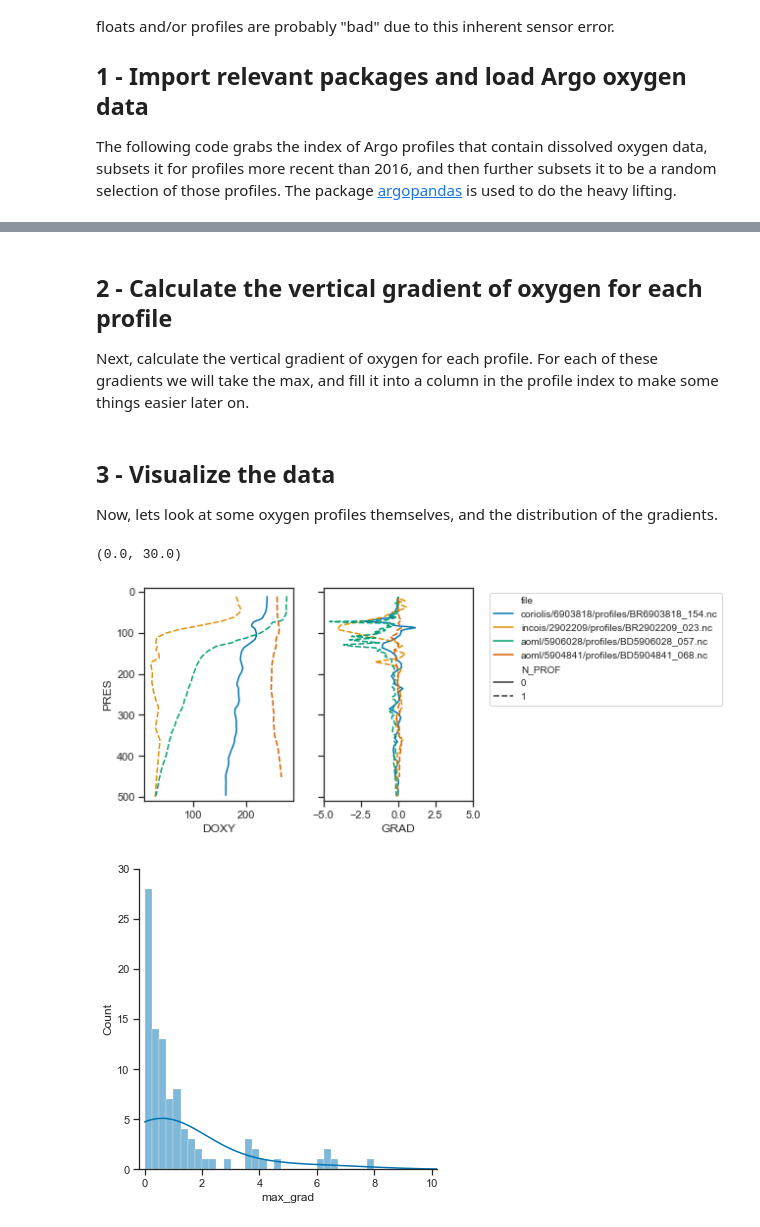
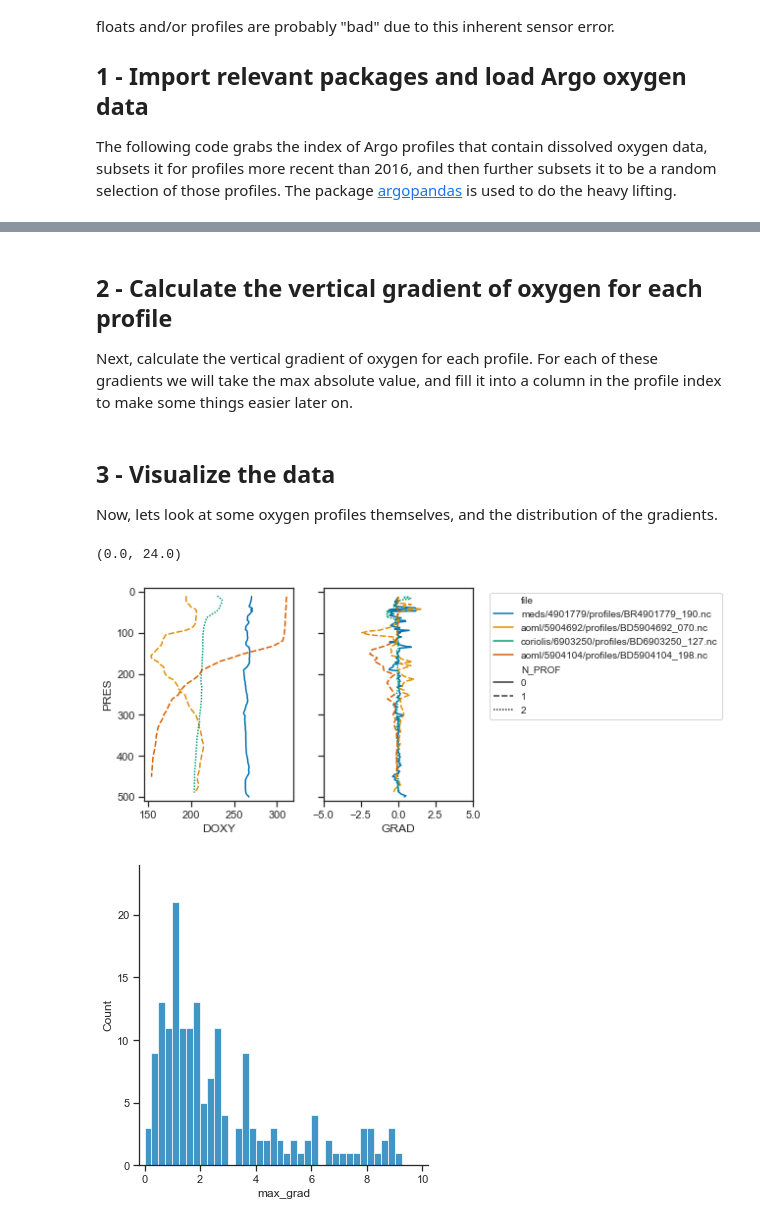
Before and after one commit to cgrdn/admt-doxy-correction, a Jupyter notebook: notebooks/oxygen-gradient-analysis/oxygen-gradient-analysis.ipynb, the cells around one changed output, grey strips where cells are left out. Cells and saved outputs as stored; diff of their text form; code cells hidden in the pictures.

Commit message:
max absolute grad not max grad, more profiles

```diff
--- a/notebooks/oxygen-gradient-analysis/oxygen-gradient-analysis.ipynb
+++ b/notebooks/oxygen-gradient-analysis/oxygen-gradient-analysis.ipynb
@@ -9,31 +24,11 @@ The following code grabs the index of Argo profiles that contain dissolved oxyge
 # %%
-# numerics, data fetching/handling
-import numpy as np
-import pandas as pd
-import argopandas as argo
-
-# visualization
-import matplotlib.pyplot as plt
-import seaborn as sns
-# set up some plotting preferences
-sns.set(style='ticks', palette='colorblind')
-
-# suppress warnings
-import warnings
-warnings.filterwarnings('ignore')
-
 # bgc argo index, DOXY floats only, ascending profiles only
 bx = argo.bio_prof.subset_parameter('DOXY').subset_direction('asc')
 # this index is 240,000 profiles - reduce using date and random selection
 bx = bx.subset_date('2016')
 # random subset of N profiles
-N = 100
-bx = bx.iloc[np.random.randint(0, bx.shape[0], size=((N,)))].reset_index().drop('index', axis=1)
+N = 300
+bx = bx.iloc[np.unique((np.random.randint(0, bx.shape[0], size=((N,)))))].reset_index().drop('index', axis=1)
 # get the data, throw out any missing oxygen
 data = bx.levels[['PRES', 'DOXY']]
-data = data[data.DOXY.notna()]
-data = data[data.PRES.notna()]
-# in case any files get completely removed because they are full of nan values
-data.index = data.index.remove_unused_levels()
-bx = bx[bx.file.isin(data.index.levels[0])]
 # %% [output]
@@ -42,10 +37,16 @@ Reading 100 files
 # %% [markdown]
 ## 2 - Calculate the vertical gradient of oxygen for each profile
 
-Next, calculate the vertical gradient of oxygen for each profile. For each of these gradients we will take the max, and fill it into a column in the profile index to make some things easier later on.
+Next, calculate the vertical gradient of oxygen for each profile. For each of these gradients we will take the max absolute value, and fill it into a column in the profile index to make some things easier later on.
 # %%
 # confine ourselves to mid-depth
 data = data[(data.PRES > 10) & (data.PRES < 500)]
+# get rid of any invalid data
+data = data[data.DOXY.notna()]
+data = data[data.PRES.notna()]
+# in case any files get completely removed because they are full of nan values
+data.index = data.index.remove_unused_levels()
+bx = bx[bx.file.isin(data.index.levels[0])]
 
 # create column to store gradient data
 data['GRAD'] = data.shape[0]*[np.nan]
@@ -59,7 +60,7 @@ for f in bx.file:
 # remove any infinite values
 data.GRAD[~np.isfinite(data.GRAD)] = np.nan
 # fill in the max gradient for each profile
-bx['max_grad'] = [data.loc[f].GRAD.max() for f in bx.file]
+bx['max_grad'] = [data.loc[f].GRAD.abs().max() for f in bx.file]
 # %% [markdown]
 ## 3 - Visualize the data
 
@@ -67,19 +68,19 @@ Now, lets look at some oxygen profiles themselves, and the distribution of the g
 # %%
 # plot oxygen profiles
 fig, axes = plt.subplots(1, 2, sharey=True)
 g1 = sns.lineplot(x='DOXY', y='PRES', hue='file', style='N_PROF', data=data.loc[bx.file.iloc[[1, 18, 57, 92]]], sort=False, ax=axes[0], legend=False)
 # plot gradient profiles
 g2 = sns.lineplot(x='GRAD', y='PRES', hue='file', style='N_PROF', data=data.loc[bx.file.iloc[[1, 18, 57, 92]]], sort=False, ax=axes[1])
 g2.axes.set_ylim((510, -10))
 g2.axes.set_xlim((-5, 5))
 g2.axes.legend(fontsize=10, loc=1, bbox_to_anchor=(2.7, 1.0))
 
 # next figure - max gradient distributions
 # note - this is fundamentally flawed until you carefully remove spikes
-g3 = sns.displot(bx.max_grad, bins=np.arange(0, 10, 0.25), kde=True)
+g3 = sns.displot(bx.max_grad, bins=np.arange(0, 10, 0.25))
 g3.ax.set_xlim((-0.2, 10.2))
-g3.ax.set_ylim((0, 30))
+g3.ax.set_ylim((0, 24))
 # %% [output]
-(0.0, 30.0)
+(0.0, 24.0)
-[figure, old version]
+[figure, new version]
-[figure, old version]
+[figure, new version]
```
Also changed, not shown: parts of 4 cells of this notebook.
